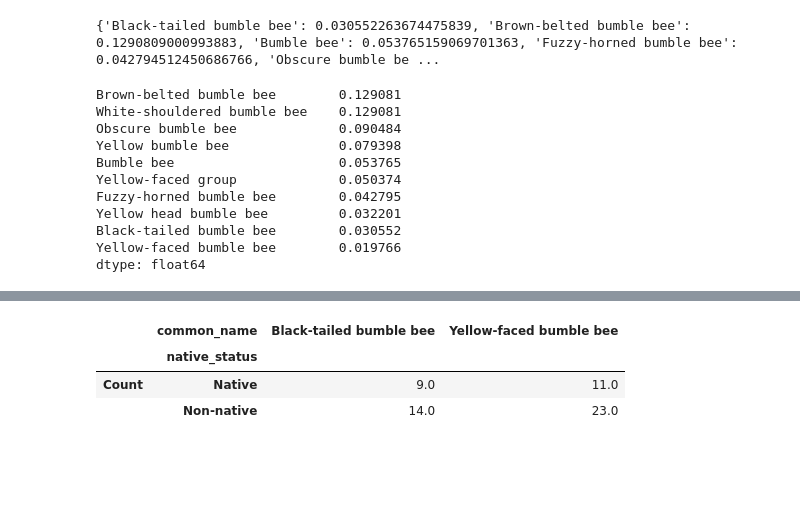
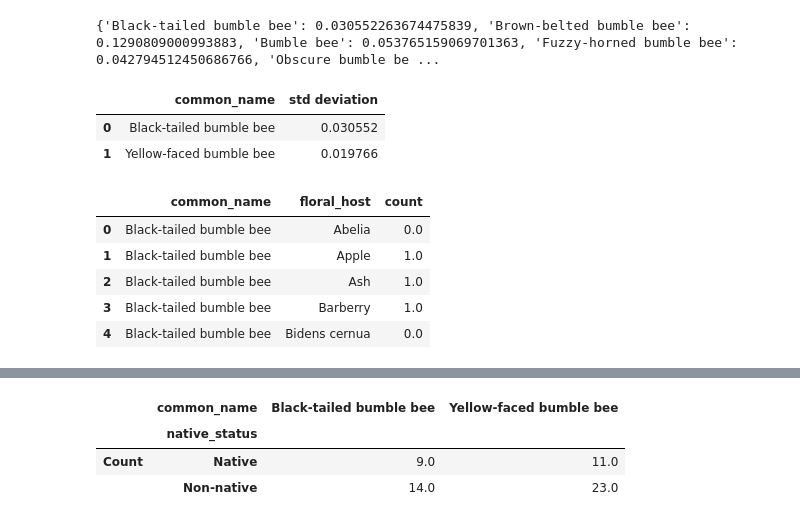
Before and after one commit to mike-jolliffe/Projects, a Jupyter notebook: Bumblebees/bee_data_exploration.ipynb, the cells around one changed output, grey strips where cells are left out. Drawn from its saved outputs; the diff is of its cells as text; code cells hidden in the pictures; blank space fills up the shorter version.

```diff
--- a/Bumblebees/bee_data_exploration.ipynb
+++ b/Bumblebees/bee_data_exploration.ipynb
@@ -200,18 +200,29 @@ for key, value in percentages_by_species.items():
 print(stdev_by_species)
 # %% [output]
 {'Black-tailed bumble bee': 0.030552263674475839, 'Brown-belted bumble bee': 0.1290809000993883, 'Bumble bee': 0.053765159069701363, 'Fuzzy-horned bumble bee': 0.042794512450686766, 'Obscure bumble be ...
-# %%
-stdev_df = pd.Series(stdev_by_species).sort_values(ascending=False)
-stdev_df
-# %% [output]
-Brown-belted bumble bee        0.129081
-White-shouldered bumble bee    0.129081
-Obscure bumble bee             0.090484
-Yellow bumble bee              0.079398
-Bumble bee                     0.053765
-Yellow-faced group             0.050374
-Fuzzy-horned bumble bee        0.042795
-Yellow head bumble bee         0.032201
-Black-tailed bumble bee        0.030552
-Yellow-faced bumble bee        0.019766
-dtype: float64
+# %%
+stdev_df = pd.Series(stdev_by_species).sort_values(ascending=False)
+stdev_df = pd.DataFrame(stdev_df.reset_index())
+stdev_df.columns = ['common_name', 'std deviation']
+filtered_stdev = stdev_df.loc[stdev_df['common_name'].isin(['Black-tailed bumble bee', 'Yellow-faced bumble bee'])]
+filtered_stdev.index = [0,1]
+filtered_stdev
+# %% [output]
+|  | common_name | std deviation |
+| 0 | Black-tailed bumble bee | 0.030552 |
+| 1 | Yellow-faced bumble bee | 0.019766 |
+# %%
+#TODO Create a pair of histograms that track the number of visits to each flower species by each bee species
+
+histos_df = heatmap_pivot.filter(['Black-tailed bumble bee', 'Yellow-faced bumble bee'])
+histos_df = pd.DataFrame(histos_df.unstack()).reset_index()
+histos_df
+histos_df.columns = ["common_name", "floral_host", "count"]
+histos_df.head()
+# %% [output]
+|  | common_name | floral_host | count |
+| 0 | Black-tailed bumble bee | Abelia | 0.0 |
+| 1 | Black-tailed bumble bee | Apple | 1.0 |
+| 2 | Black-tailed bumble bee | Ash | 1.0 |
+| 3 | Black-tailed bumble bee | Barberry | 1.0 |
+| 4 | Black-tailed bumble bee | Bidens cernua | 0.0 |
```
Also changed, not shown: parts of 7 cells of this notebook, 3 other files.
